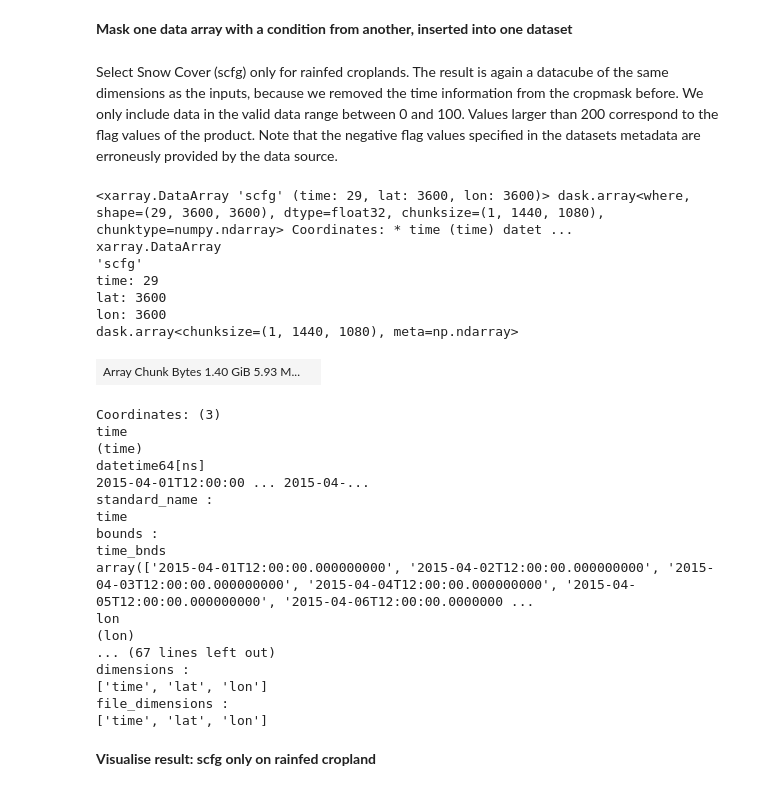
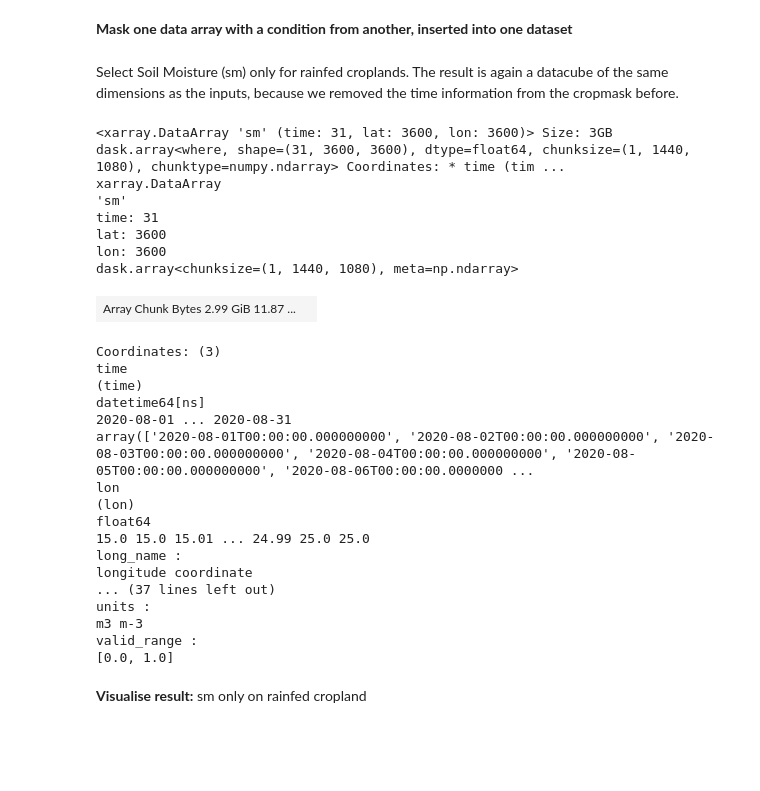
Before and after one commit to deepesdl/deepesdl-doc, a Jupyter notebook: notebooks/06_Spatial_Regridding_and_Masking.ipynb, the cells around one changed output. Drawn from its saved outputs; the diff is of its cells as text; code cells hidden in the pictures; blank space fills up the shorter version.

```diff
--- a/notebooks/06_Spatial_Regridding_and_Masking.ipynb
+++ b/notebooks/06_Spatial_Regridding_and_Masking.ipynb
@@ -342,5 +186,5 @@ Here we use xcube's GridMapping method to extract the specification of both grid
 # %%
-source_gm = GridMapping.from_dataset(SC)
+source_gm = GridMapping.from_dataset(SM)
 # %%
 source_gm
 # %% [output]
@@ -612,36 +368,39 @@ resampled_SC.crop_mask.plot()
 # %% [markdown]
 **Mask one data array with a condition from another, inserted into one dataset**
 # %% [markdown]
-Select Snow Cover (scfg) only for rainfed croplands. The result is again a datacube of the same dimensions as the inputs, because we removed the time information from the cropmask before. We only include data in the valid data range between 0 and 100. Values larger than 200 correspond to the flag values of the product. Note that the negative flag values specified in the datasets metadata are erroneusly provided by the data source.
+Select Soil Moisture (sm) only for rainfed croplands. The result is again a datacube of the same dimensions as the inputs, because we removed the time information from the cropmask before.
-# %%
-SC_crop = resampled_SC.scfg.where(resampled_SC.scfg <=100.).where(resampled_SC.crop_mask == 1)
-SC_crop
-# %% [output]
-<xarray.DataArray 'scfg' (time: 29, lat: 3600, lon: 3600)> dask.array<where, shape=(29, 3600, 3600), dtype=float32, chunksize=(1, 1440, 1080), chunktype=numpy.ndarray> Coordinates: * time (time) datet ...
-xarray.DataArray
-'scfg'
-time: 29
-lat: 3600
-lon: 3600
-dask.array<chunksize=(1, 1440, 1080), meta=np.ndarray>
-| Array Chunk Bytes 1.40 GiB 5.93 M... |  |
-Coordinates: (3)
-time
-(time)
-datetime64[ns]
-2015-04-01T12:00:00 ... 2015-04-...
-standard_name :
-time
-bounds :
-time_bnds
-array(['2015-04-01T12:00:00.000000000', '2015-04-02T12:00:00.000000000', '2015-04-03T12:00:00.000000000', '2015-04-04T12:00:00.000000000', '2015-04-05T12:00:00.000000000', '2015-04-06T12:00:00.0000000 ...
-lon
-(lon)
-... (67 lines left out)
-dimensions :
-['time', 'lat', 'lon']
-file_dimensions :
-['time', 'lat', 'lon']
+# %%
+SM_crop = resampled_SM.sm.where(
+    resampled_SM.crop_mask == 1
+)
+
+SM_crop
+# %% [output]
+<xarray.DataArray 'sm' (time: 31, lat: 3600, lon: 3600)> Size: 3GB dask.array<where, shape=(31, 3600, 3600), dtype=float64, chunksize=(1, 1440, 1080), chunktype=numpy.ndarray> Coordinates: * time (tim ...
+xarray.DataArray
+'sm'
+time: 31
+lat: 3600
+lon: 3600
+dask.array<chunksize=(1, 1440, 1080), meta=np.ndarray>
+| Array Chunk Bytes 2.99 GiB 11.87 ... |  |
+Coordinates: (3)
+time
+(time)
+datetime64[ns]
+2020-08-01 ... 2020-08-31
+array(['2020-08-01T00:00:00.000000000', '2020-08-02T00:00:00.000000000', '2020-08-03T00:00:00.000000000', '2020-08-04T00:00:00.000000000', '2020-08-05T00:00:00.000000000', '2020-08-06T00:00:00.0000000 ...
+lon
+(lon)
+float64
+15.0 15.0 15.01 ... 24.99 25.0 25.0
+long_name :
+longitude coordinate
+... (37 lines left out)
+units :
+m3 m-3
+valid_range :
+[0.0, 1.0]
 # %% [markdown]
-**Visualise result: scfg only on rainfed cropland**
+**Visualise result:** sm only on rainfed cropland
 # %%
```
Also changed, not shown: parts of 50 cells of this notebook, 5 other files.
